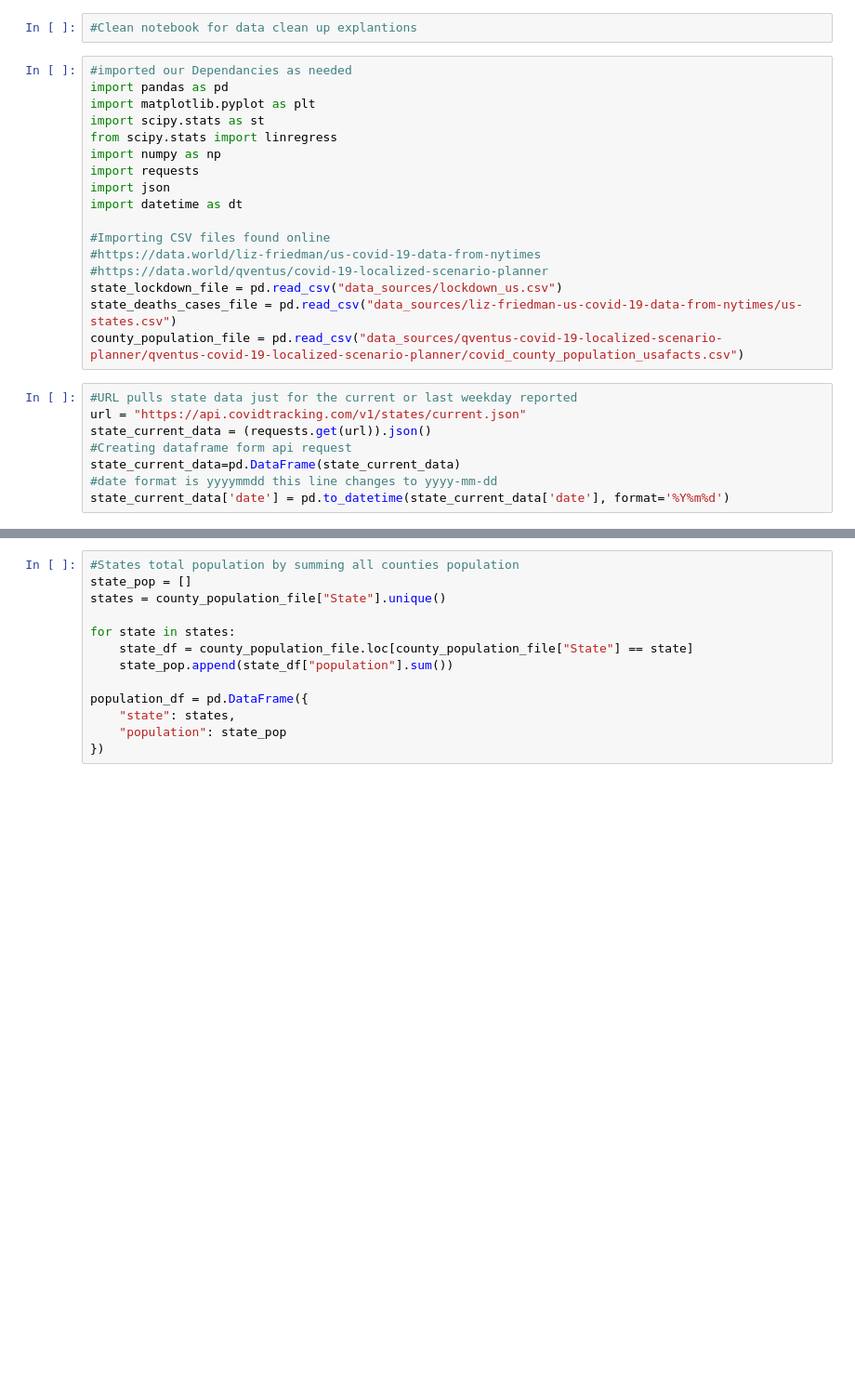
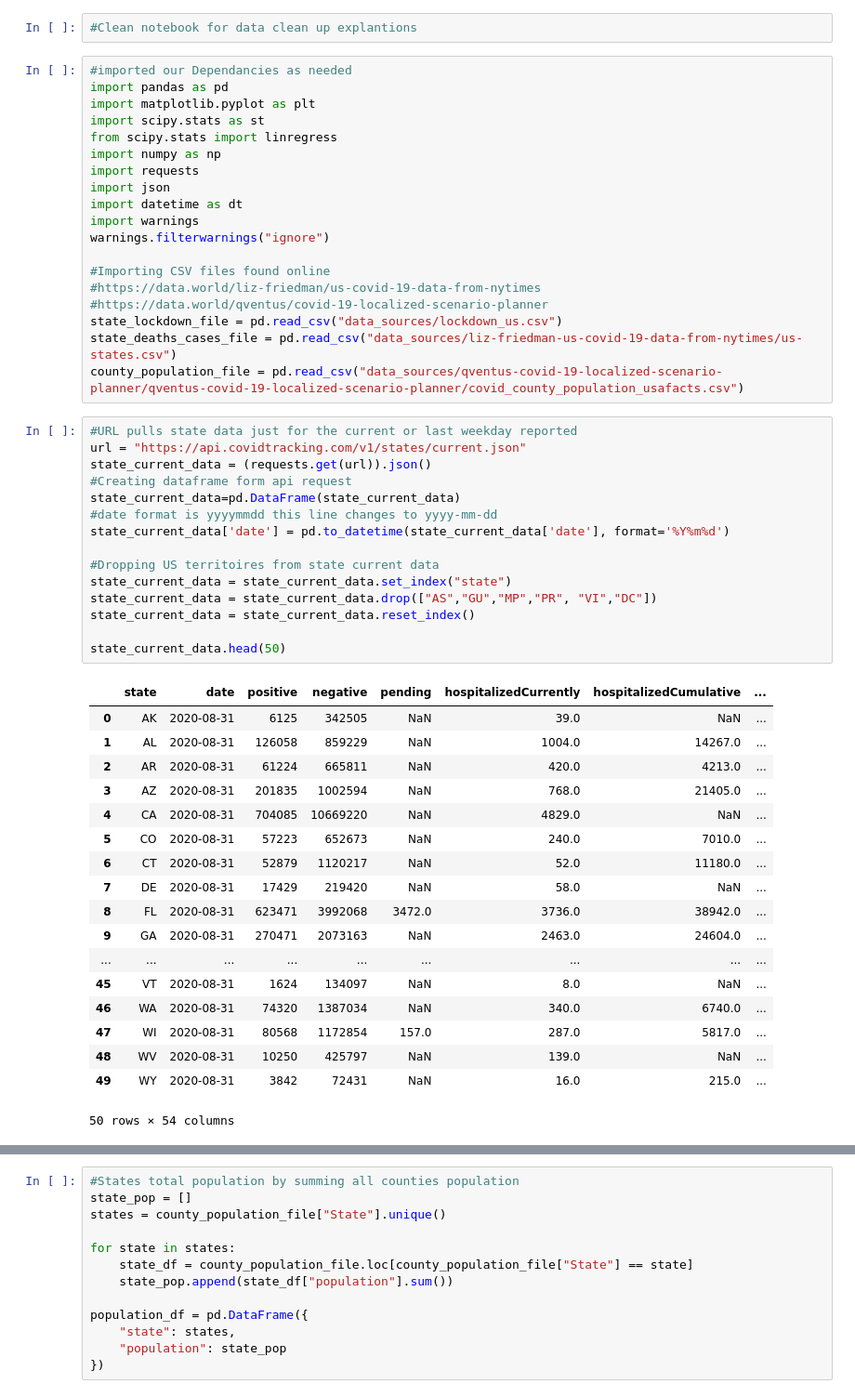
Before and after one commit to jamisonunruh24/Project-1, a Jupyter notebook: Data Clean up.ipynb, the cells around one changed output, grey strips where cells are left out. Shown at 93% size. Drawn from its saved outputs; the diff is of its cells as text; blank space fills up the shorter version.

Commit message:
Made revisions and added dataframes for presentation

```diff
--- a/Data Clean up.ipynb
+++ b/Data Clean up.ipynb
@@ -10,6 +10,8 @@ import numpy as np
 import requests
 import json
 import datetime as dt
+import warnings
+warnings.filterwarnings("ignore")
 
 #Importing CSV files found online
 #https://data.world/liz-friedman/us-covid-19-data-from-nytimes
@@ -20,11 +22,37 @@ county_population_file = pd.read_csv("data_sources/qventus-covid-19-localized-sc
 # %%
 #URL pulls state data just for the current or last weekday reported
 url = "https://api.covidtracking.com/v1/states/current.json"
 state_current_data = (requests.get(url)).json()
 #Creating dataframe form api request
 state_current_data=pd.DataFrame(state_current_data)
 #date format is yyyymmdd this line changes to yyyy-mm-dd
 state_current_data['date'] = pd.to_datetime(state_current_data['date'], format='%Y%m%d')
+
+#Dropping US territoires from state current data
+state_current_data = state_current_data.set_index("state")
+state_current_data = state_current_data.drop(["AS","GU","MP","PR", "VI","DC"])
+state_current_data = state_current_data.reset_index()
+
+state_current_data.head(50)
+# %% [output]
+|  | state | date | positive | negative | pending | hospitalizedCurrently | hospitalizedCumulative | ... |
+| 0 | AK | 2020-08-31 | 6125 | 342505 | NaN | 39.0 | NaN | ... |
+| 1 | AL | 2020-08-31 | 126058 | 859229 | NaN | 1004.0 | 14267.0 | ... |
+| 2 | AR | 2020-08-31 | 61224 | 665811 | NaN | 420.0 | 4213.0 | ... |
+| 3 | AZ | 2020-08-31 | 201835 | 1002594 | NaN | 768.0 | 21405.0 | ... |
+| 4 | CA | 2020-08-31 | 704085 | 10669220 | NaN | 4829.0 | NaN | ... |
+| 5 | CO | 2020-08-31 | 57223 | 652673 | NaN | 240.0 | 7010.0 | ... |
+| 6 | CT | 2020-08-31 | 52879 | 1120217 | NaN | 52.0 | 11180.0 | ... |
+| 7 | DE | 2020-08-31 | 17429 | 219420 | NaN | 58.0 | NaN | ... |
+| 8 | FL | 2020-08-31 | 623471 | 3992068 | 3472.0 | 3736.0 | 38942.0 | ... |
+| 9 | GA | 2020-08-31 | 270471 | 2073163 | NaN | 2463.0 | 24604.0 | ... |
+| ... | ... | ... | ... | ... | ... | ... | ... | ... |
+| 45 | VT | 2020-08-31 | 1624 | 134097 | NaN | 8.0 | NaN | ... |
+| 46 | WA | 2020-08-31 | 74320 | 1387034 | NaN | 340.0 | 6740.0 | ... |
+| 47 | WI | 2020-08-31 | 80568 | 1172854 | 157.0 | 287.0 | 5817.0 | ... |
+| 48 | WV | 2020-08-31 | 10250 | 425797 | NaN | 139.0 | NaN | ... |
+| 49 | WY | 2020-08-31 | 3842 | 72431 | NaN | 16.0 | 215.0 | ... |
+50 rows × 54 columns
 # %%
 #URL pulls collection of all states current data from previous dates
 url = "https://api.covidtracking.com/v1/states/daily.json"
```
Also changed, not shown: parts of 11 cells of this notebook.
